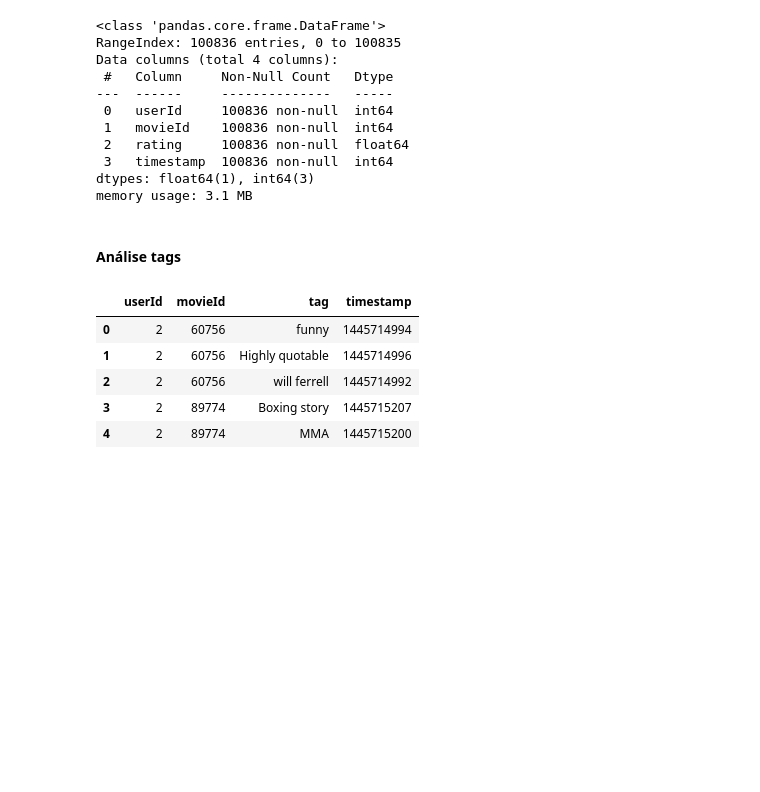
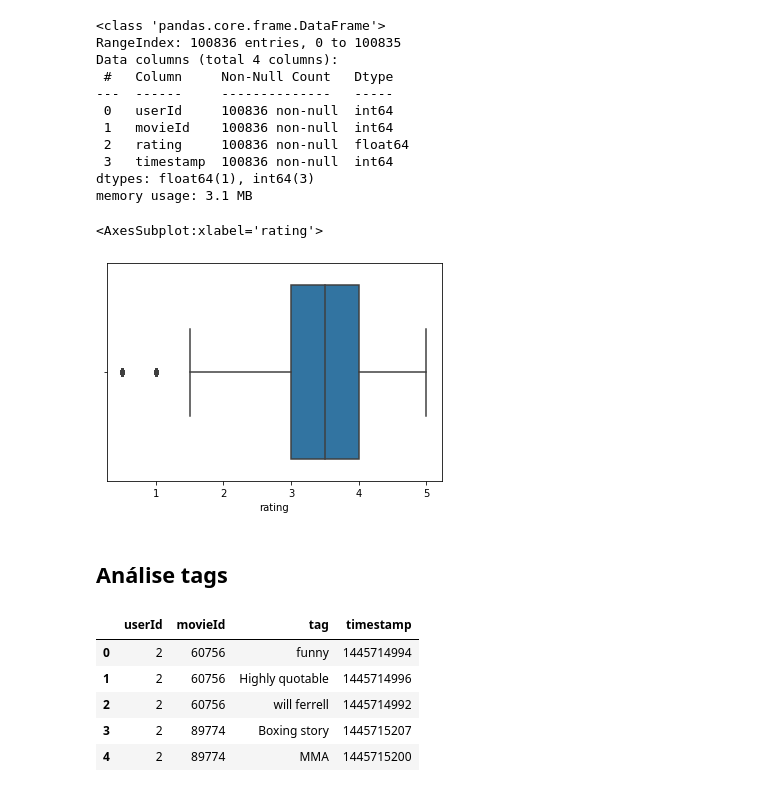
Before and after one commit to ehcp10/D1AED-Atividade1, a Jupyter notebook: atividade1.ipynb, the cells around one changed output. Drawn from its saved outputs; the diff is of its cells as text; code cells hidden in the pictures; blank space fills up the shorter version.

Commit message:
Análise exploratória

```diff
--- a/atividade1.ipynb
+++ b/atividade1.ipynb
@@ -106,8 +184,14 @@ Data columns (total 4 columns):
  3   timestamp  100836 non-null  int64
 dtypes: float64(1), int64(3)
 memory usage: 3.1 MB
+# %%
+ratings_data  = ratings['rating']
+sns.boxplot(ratings_data)
+# %% [output]
+<AxesSubplot:xlabel='rating'>
+[figure, added]
 # %% [markdown]
-#### Análise tags
+## Análise tags
 # %%
 tags.head()
 # %% [output]
```
Also changed, not shown: parts of 18 cells of this notebook.
